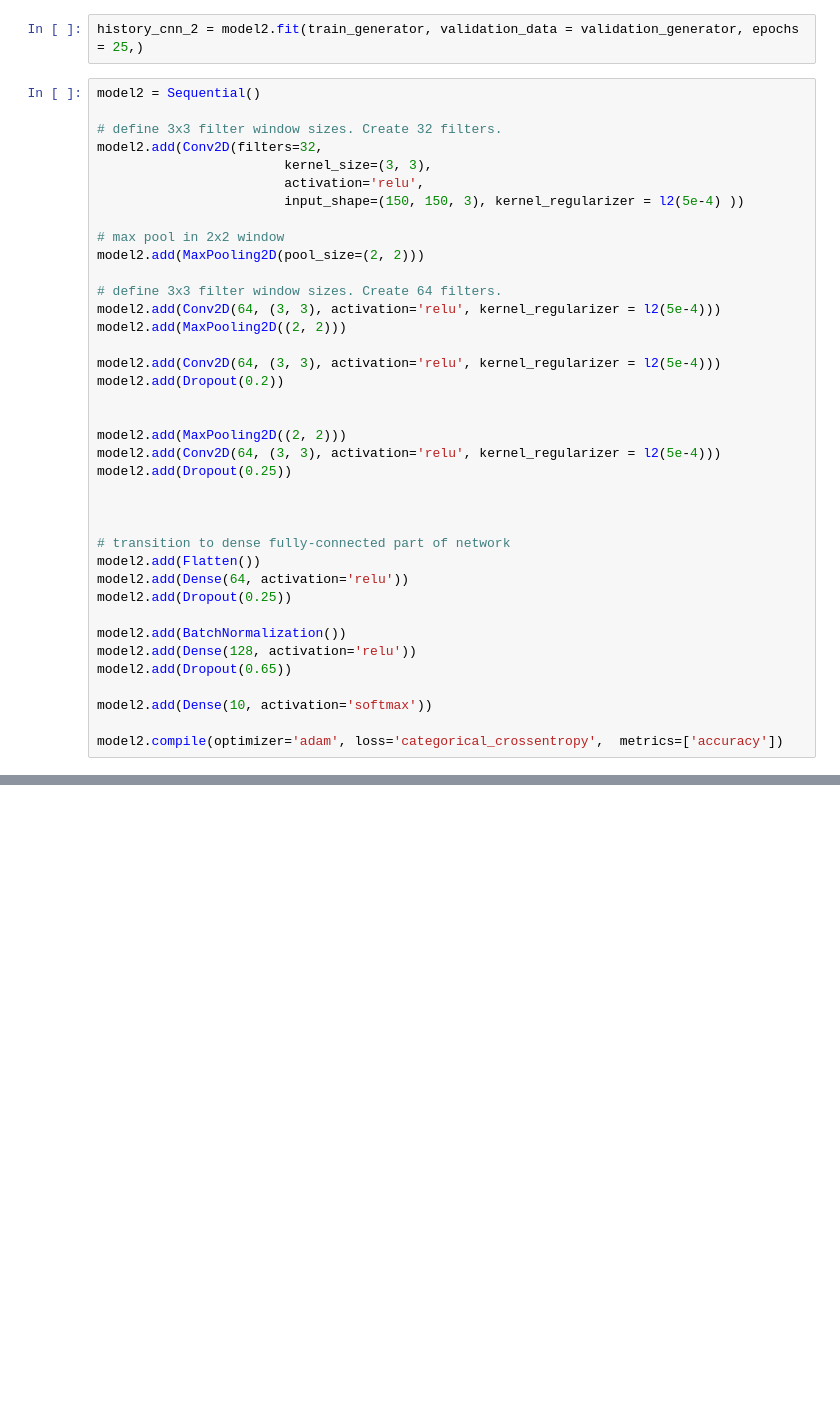
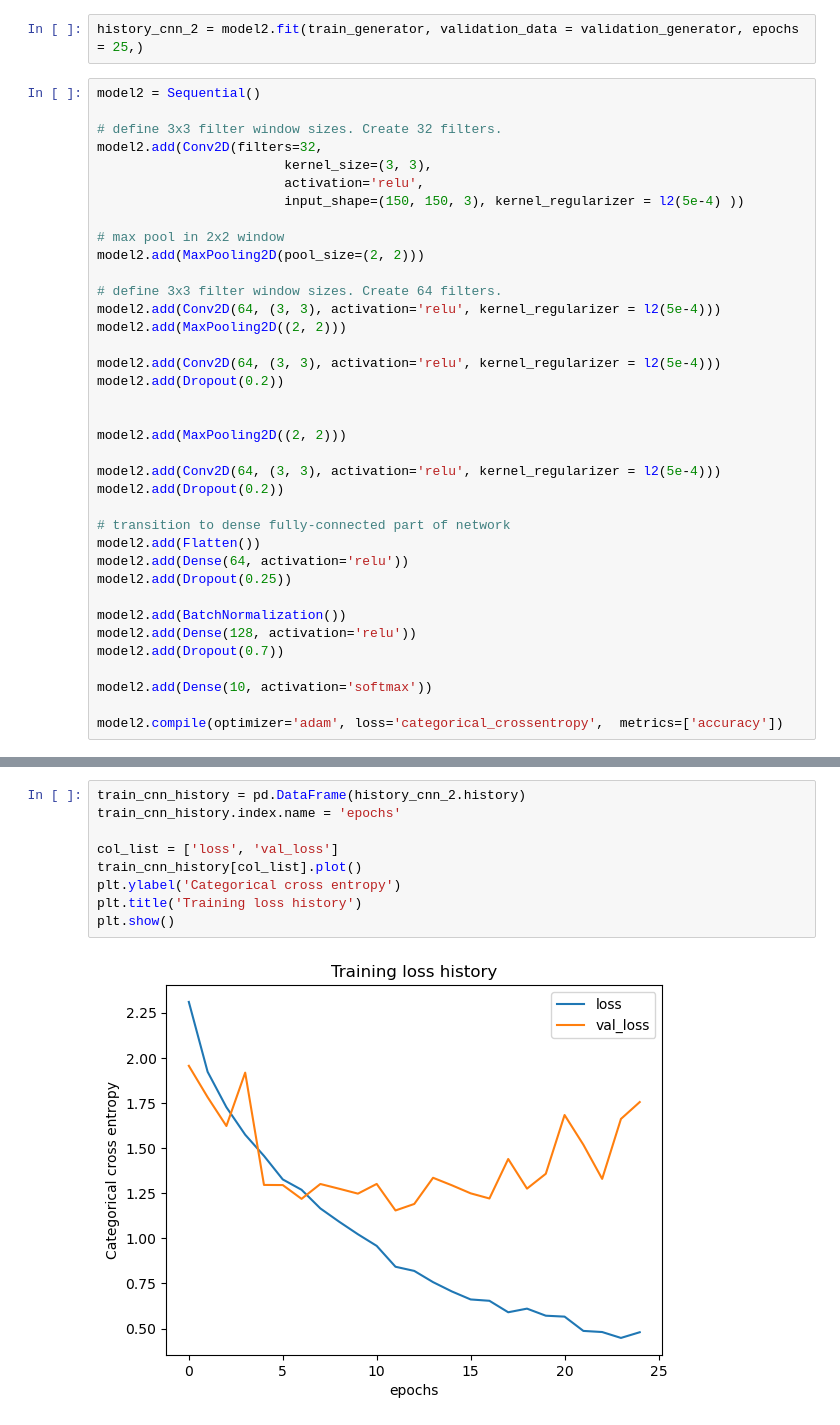
Before and after one commit to ewestrich/Eyeballing-City-Sounds, a Jupyter notebook: CNN_Modeling.ipynb, the cells around one changed output, grey strips where cells are left out. Drawn from its saved outputs; the diff is of its cells as text; blank space fills up the shorter version.

Commit message:
updating notebooks and CNN images;

```diff
--- a/CNN_Modeling.ipynb
+++ b/CNN_Modeling.ipynb
@@ -143,10 +132,9 @@ model2.add(Dropout(0.2))
 
 
 model2.add(MaxPooling2D((2, 2)))
+
 model2.add(Conv2D(64, (3, 3), activation='relu', kernel_regularizer = l2(5e-4)))
-model2.add(Dropout(0.25))
-
-
+model2.add(Dropout(0.2))
 
 # transition to dense fully-connected part of network
 model2.add(Flatten())
@@ -155,7 +143,7 @@ model2.add(Dropout(0.25))
 
 model2.add(BatchNormalization())
 model2.add(Dense(128, activation='relu'))
-model2.add(Dropout(0.65))
+model2.add(Dropout(0.7))
 
 model2.add(Dense(10, activation='softmax'))
 
@@ -182,0 +202,11 @@ Epoch 25/25
+# %%
+train_cnn_history = pd.DataFrame(history_cnn_2.history)
+train_cnn_history.index.name = 'epochs'
+
+col_list = ['loss', 'val_loss']
+train_cnn_history[col_list].plot()
+plt.ylabel('Categorical cross entropy')
+plt.title('Training loss history')
+plt.show()
+# %% [output]
+[figure, added]
```
Also changed, not shown: parts of 65 cells of this notebook, 21 other files.
